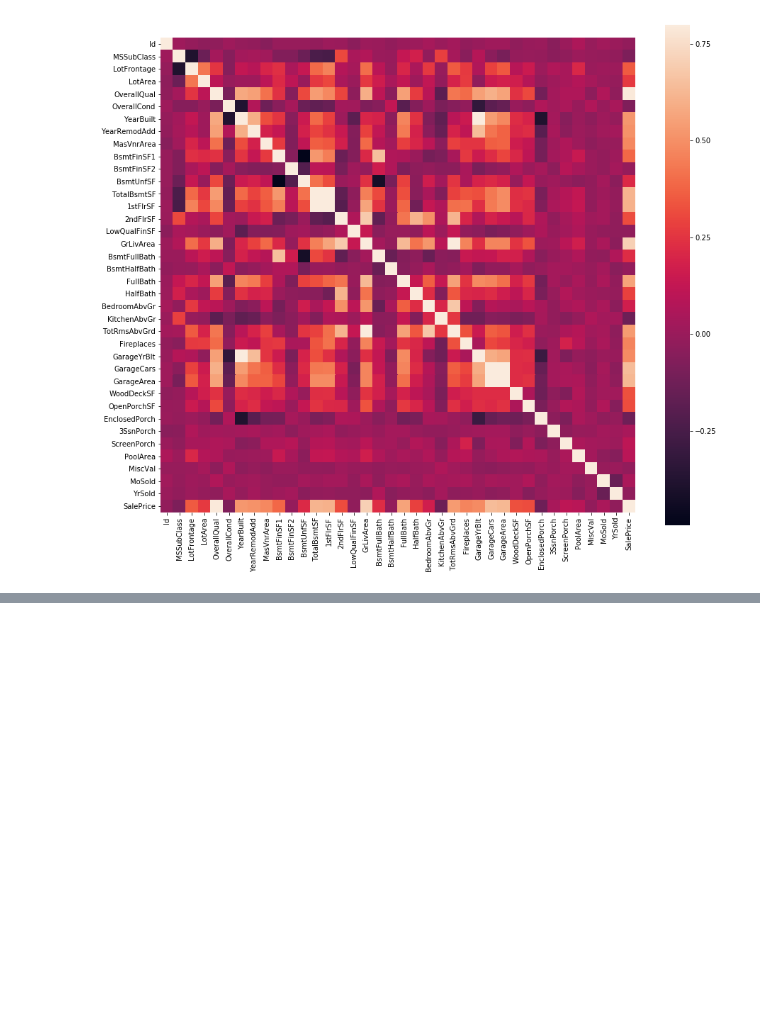
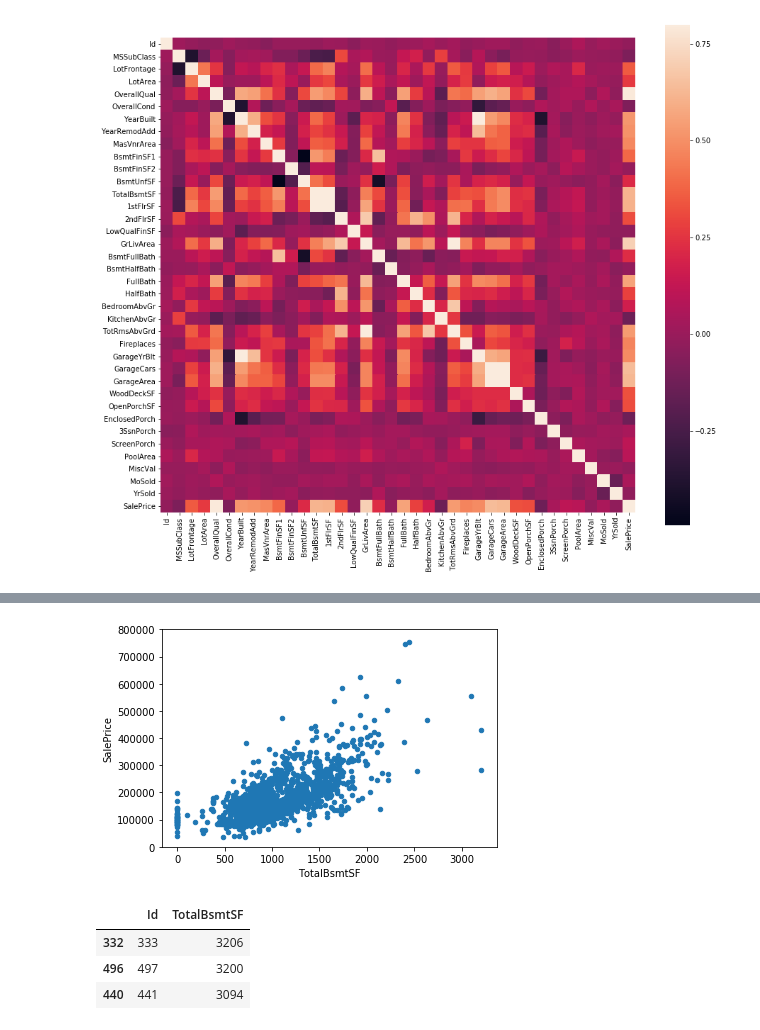
Before and after one commit to ashocorian/a16, a Jupyter notebook: A16 Project/source.ipynb, the cells around one changed output, grey strips where cells are left out. Drawn from its saved outputs; the diff is of its cells as text; code cells hidden in the pictures; blank space fills up the shorter version.

```diff
--- a/A16 Project/source.ipynb
+++ b/A16 Project/source.ipynb
@@ -130,0 +148,5 @@ sbn.heatmap(corrdata,square = True, vmax = 0.8);
+# %%
+total = sourceFile.isnull().sum().sort_values(ascending = False)
+percent = (sourceFile.isnull().sum() / sourceFile.isnull().count()).sort_values( ascending = False)
+missing_data = pd.concat([total,percent], axis = 1, keys = ['Total', 'Percent'])
+missing_data.head(20)
@@ -130,0 +171,4 @@ sbn.heatmap(corrdata,square = True, vmax = 0.8);
+# %%
+sourceFile = sourceFile.drop((missing_data[missing_data['Total'] > 1]).index, 1)
+sourceFile = sourceFile.drop(sourceFile.loc[sourceFile['Electrical'].isnull()].index)
+sourceFile.isnull().sum().max()
@@ -130,0 +218,16 @@ sbn.heatmap(corrdata,square = True, vmax = 0.8);
+# %%
+sourceFile = sourceFile.drop(sourceFile[sourceFile['Id'] == 1299].index)
+sourceFile = sourceFile.drop(sourceFile[sourceFile['Id'] == 524].index)
+# %%
+var = 'TotalBsmtSF'
+data = pd.concat([sourceFile['SalePrice'], sourceFile[var]], axis = 1)
+data.plot.scatter(x = var, y = 'SalePrice', ylim = (0, 800000));
+# %% [output]
+[figure, added]
+# %%
+sourceFile.sort_values( by = 'TotalBsmtSF', ascending = False)[['Id','TotalBsmtSF']][:3]
+# %% [output]
+|  | Id | TotalBsmtSF |
+| 332 | 333 | 3206 |
+| 496 | 497 | 3200 |
+| 440 | 441 | 3094 |
```
Also changed, not shown: parts of 20 cells of this notebook.
